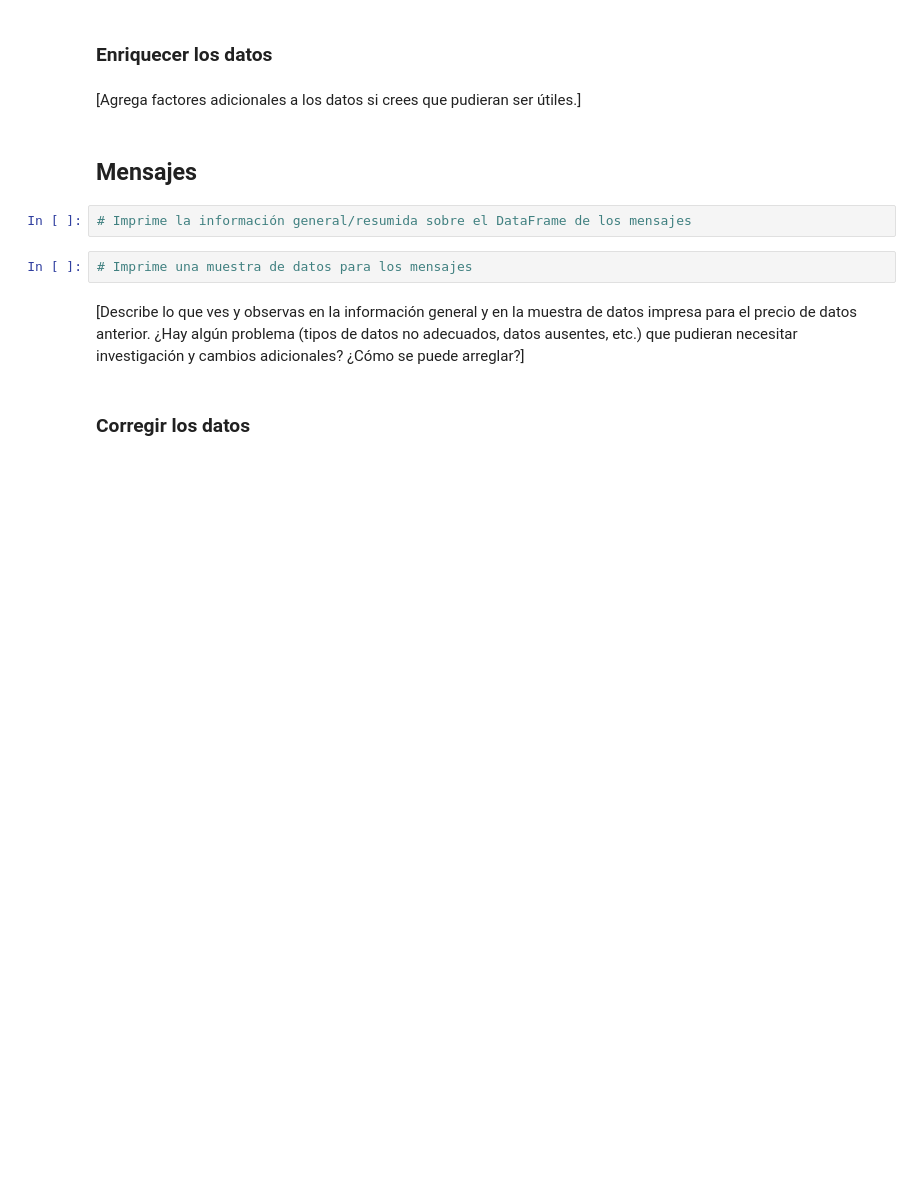
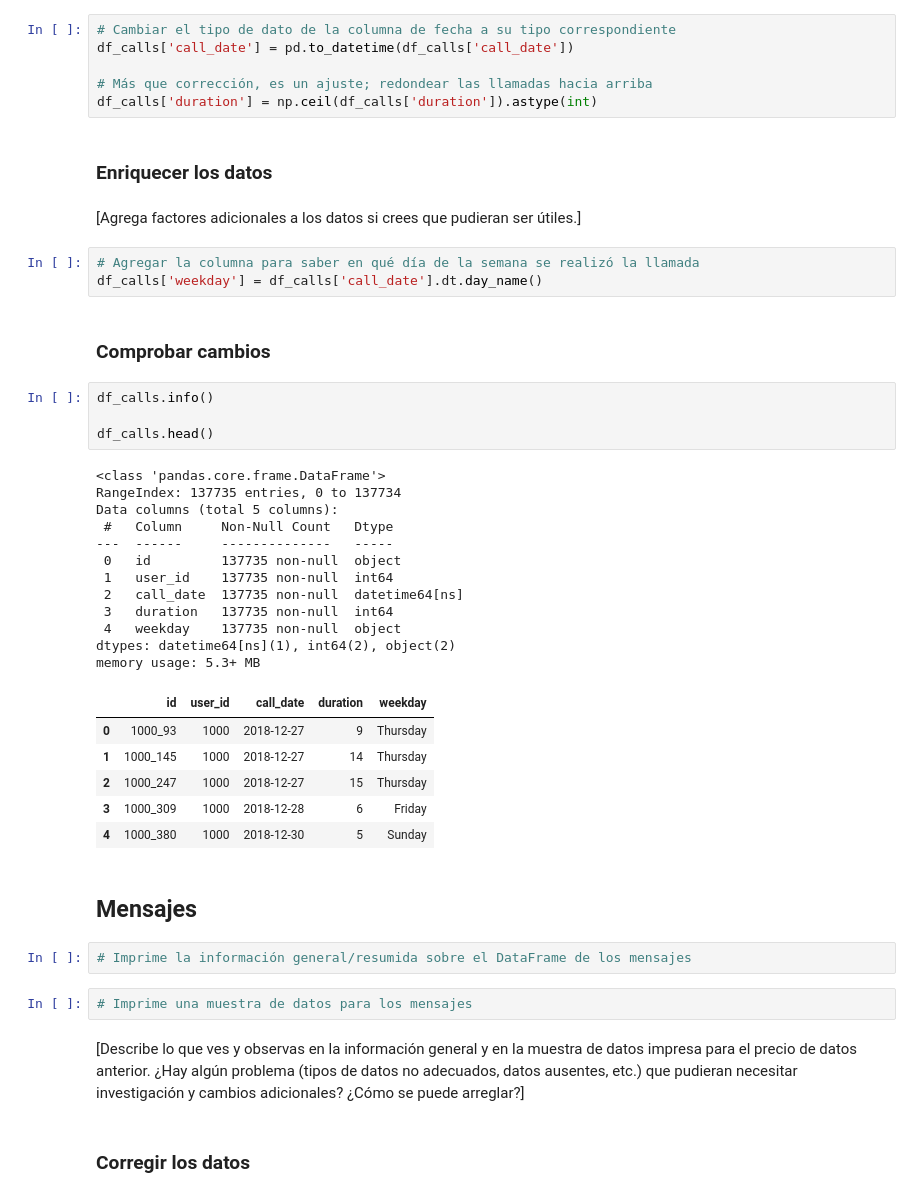
Before and after one commit to RulasBoy/TripleTen-Bootcamp, a Jupyter notebook: Sprint 5/notebook.ipynb, the cells around one changed output. Cells and saved outputs as stored; diff of their text form; blank space fills up the shorter version.

Commit message:
Correccion df usuarios y llamadas

```diff
--- a/Sprint 5/notebook.ipynb
+++ b/Sprint 5/notebook.ipynb
@@ -122,10 +271,44 @@ df_plans['gb_per_month_included'] = df_plans['mb_per_month_included'] / 1024
 ### Corregir los datos
 # %% [markdown]
 [Corrige los problemas obvios con los datos basándote en las observaciones iniciales.]
+# %%
+# Cambiar el tipo de dato de la columna de fecha a su tipo correspondiente
+df_calls['call_date'] = pd.to_datetime(df_calls['call_date'])
+
+# Más que corrección, es un ajuste; redondear las llamadas hacia arriba
+df_calls['duration'] = np.ceil(df_calls['duration']).astype(int)
 # %% [markdown]
 ### Enriquecer los datos
 # %% [markdown]
 [Agrega factores adicionales a los datos si crees que pudieran ser útiles.]
+# %%
+# Agregar la columna para saber en qué día de la semana se realizó la llamada
+df_calls['weekday'] = df_calls['call_date'].dt.day_name()
+# %% [markdown]
+### Comprobar cambios
+# %%
+df_calls.info()
+
+df_calls.head()
+# %% [output]
+<class 'pandas.core.frame.DataFrame'>
+RangeIndex: 137735 entries, 0 to 137734
+Data columns (total 5 columns):
+ #   Column     Non-Null Count   Dtype
+---  ------     --------------   -----
+ 0   id         137735 non-null  object
+ 1   user_id    137735 non-null  int64
+ 2   call_date  137735 non-null  datetime64[ns]
+ 3   duration   137735 non-null  int64
+ 4   weekday    137735 non-null  object
+dtypes: datetime64[ns](1), int64(2), object(2)
+memory usage: 5.3+ MB
+|  | id | user_id | call_date | duration | weekday |
+| 0 | 1000_93 | 1000 | 2018-12-27 | 9 | Thursday |
+| 1 | 1000_145 | 1000 | 2018-12-27 | 14 | Thursday |
+| 2 | 1000_247 | 1000 | 2018-12-27 | 15 | Thursday |
+| 3 | 1000_309 | 1000 | 2018-12-28 | 6 | Friday |
+| 4 | 1000_380 | 1000 | 2018-12-30 | 5 | Sunday |
 # %% [markdown]
 ## Mensajes
 # %%
```
Also changed, not shown: parts of 16 cells of this notebook.
